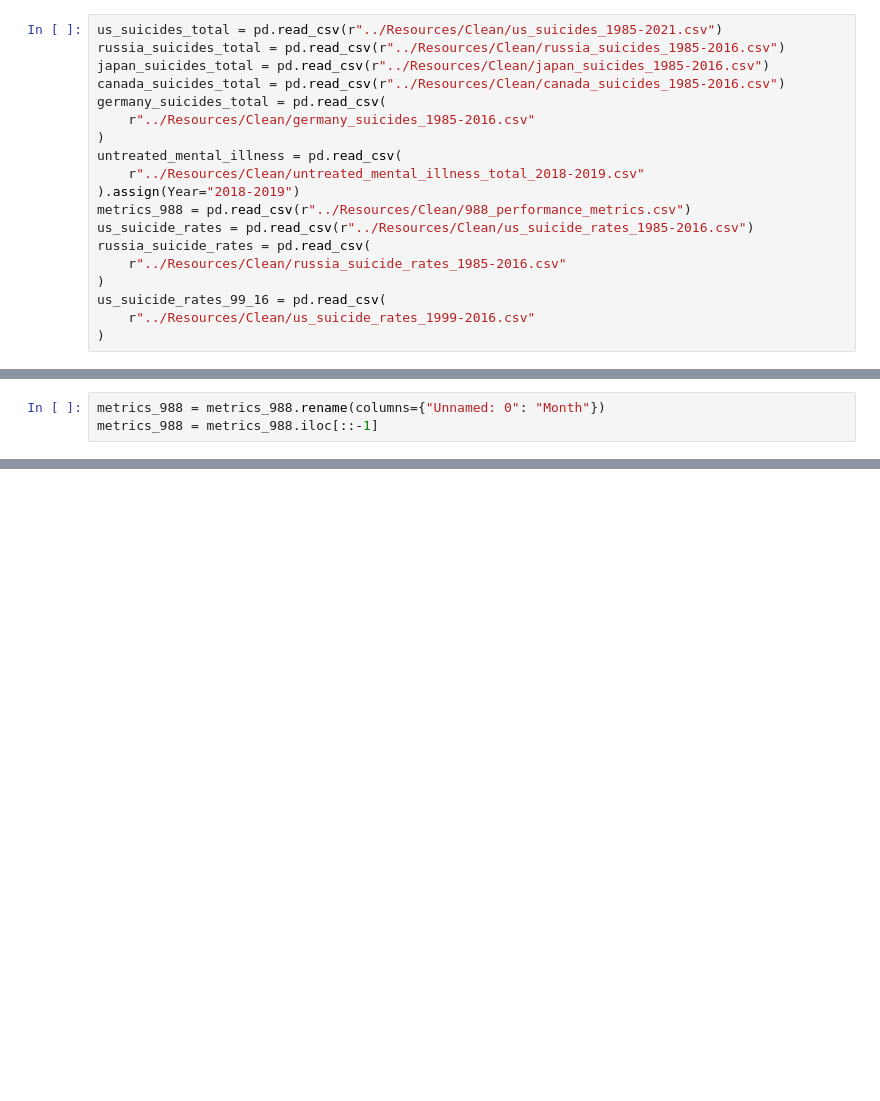
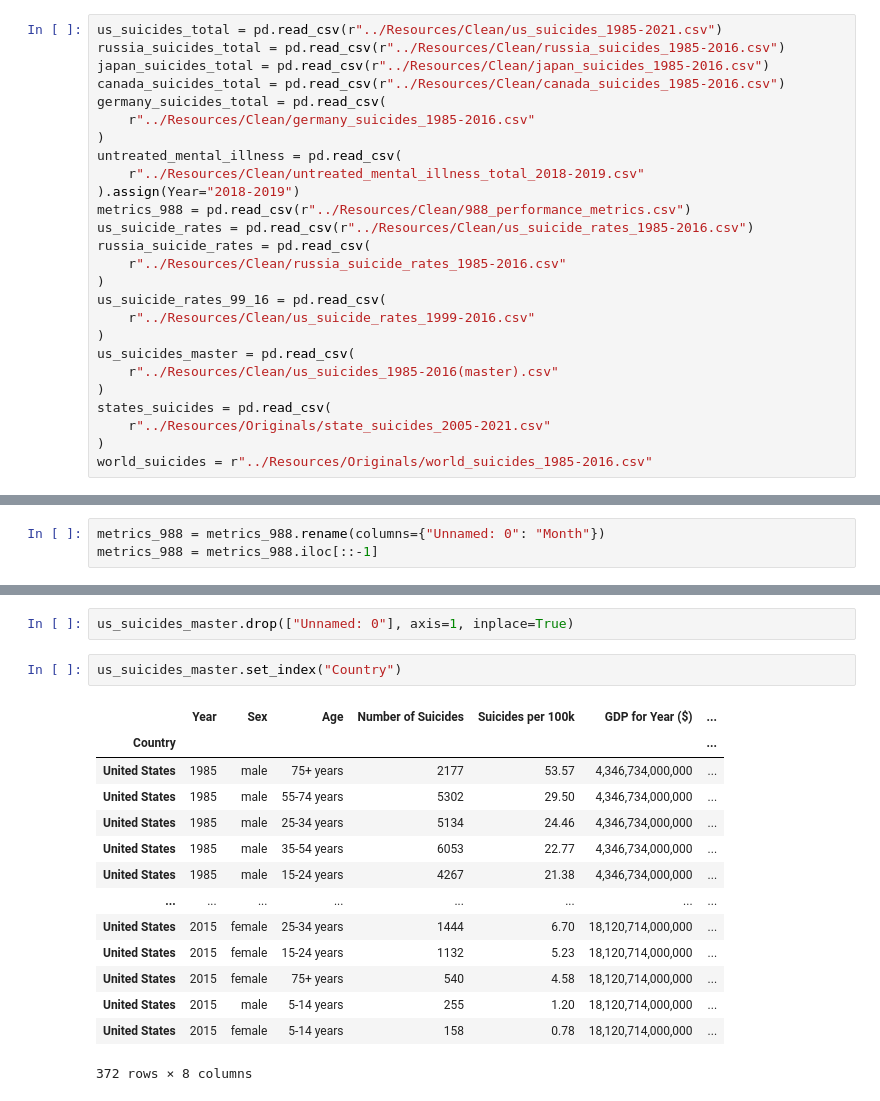
Before and after one commit to marko-londo/Suicide-Analysis, a Jupyter notebook: Notebooks/suicides.ipynb, the cells around one changed output, grey strips where cells are left out. Cells and saved outputs as stored; diff of their text form; blank space fills up the shorter version.

```diff
--- a/Notebooks/suicides.ipynb
+++ b/Notebooks/suicides.ipynb
@@ -22,6 +27,13 @@ russia_suicide_rates = pd.read_csv(
 us_suicide_rates_99_16 = pd.read_csv(
     r"../Resources/Clean/us_suicide_rates_1999-2016.csv"
 )
+us_suicides_master = pd.read_csv(
+    r"../Resources/Clean/us_suicides_1985-2016(master).csv"
+)
+states_suicides = pd.read_csv(
+    r"../Resources/Originals/state_suicides_2005-2021.csv"
+)
+world_suicides = r"../Resources/Originals/world_suicides_1985-2016.csv"
 # %%
 untreated_mental_illness.set_index("Year", inplace=True)
 # %%
@@ -98,3 +110,22 @@ scatter_predicted = pd.DataFrame(
 scatter_actual * scatter_predicted
 # %% [output]
 [interactive output not drawn]
+# %%
+us_suicides_master.drop(["Unnamed: 0"], axis=1, inplace=True)
+# %%
+us_suicides_master.set_index("Country")
+# %% [output]
+|  | Year | Sex | Age | Number of Suicides | Suicides per 100k | GDP for Year ($) | ... |
+| Country |  |  |  |  |  |  | ... |
+| United States | 1985 | male | 75+ years | 2177 | 53.57 | 4,346,734,000,000 | ... |
+| United States | 1985 | male | 55-74 years | 5302 | 29.50 | 4,346,734,000,000 | ... |
+| United States | 1985 | male | 25-34 years | 5134 | 24.46 | 4,346,734,000,000 | ... |
+| United States | 1985 | male | 35-54 years | 6053 | 22.77 | 4,346,734,000,000 | ... |
+| United States | 1985 | male | 15-24 years | 4267 | 21.38 | 4,346,734,000,000 | ... |
+| ... | ... | ... | ... | ... | ... | ... | ... |
+| United States | 2015 | female | 25-34 years | 1444 | 6.70 | 18,120,714,000,000 | ... |
+| United States | 2015 | female | 15-24 years | 1132 | 5.23 | 18,120,714,000,000 | ... |
+| United States | 2015 | female | 75+ years | 540 | 4.58 | 18,120,714,000,000 | ... |
+| United States | 2015 | male | 5-14 years | 255 | 1.20 | 18,120,714,000,000 | ... |
+| United States | 2015 | female | 5-14 years | 158 | 0.78 | 18,120,714,000,000 | ... |
+372 rows × 8 columns
```
Also changed, not shown: parts of 6 cells of this notebook, 1 other file.
